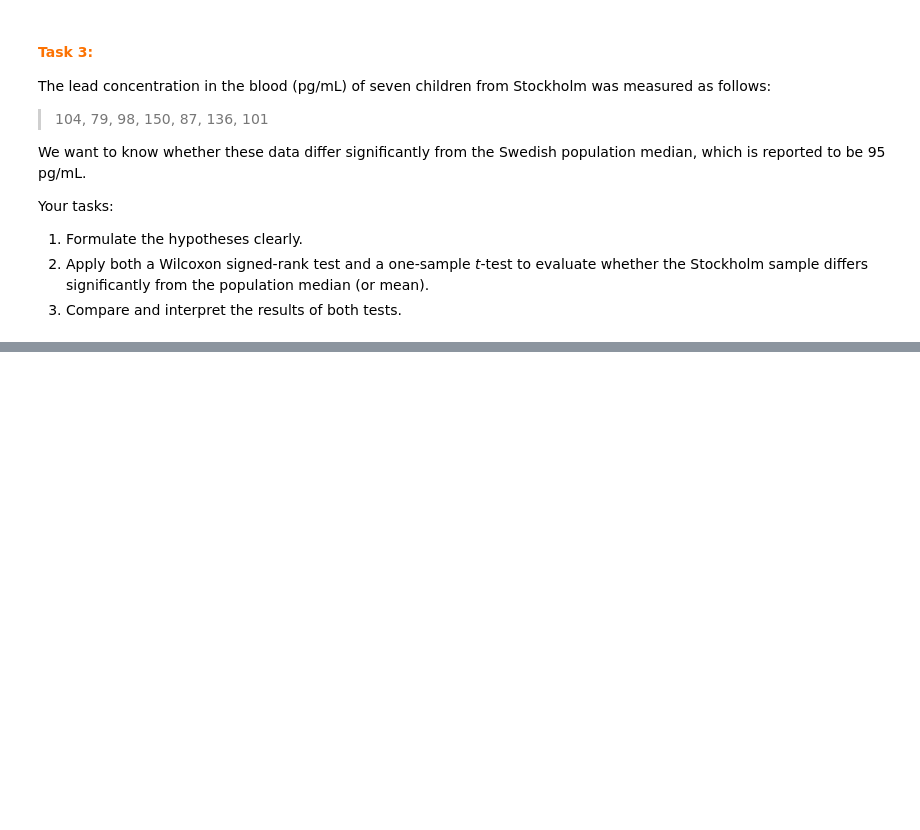
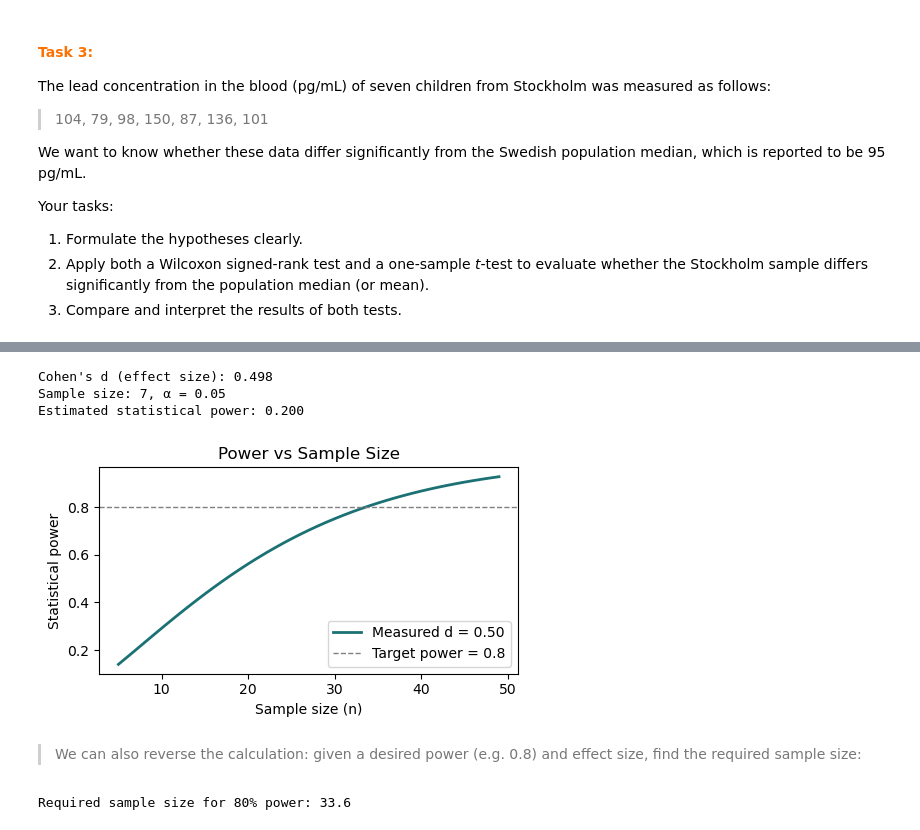
Before and after one commit to RaHub4AI/MI7032, a Jupyter notebook: Hypothesis_Testing/practice_session_6.ipynb, the cells around one changed output, grey strips where cells are left out. Drawn from its saved outputs; the diff is of its cells as text; code cells hidden in the pictures; blank space fills up the shorter version.

```diff
--- a/Hypothesis_Testing/practice_session_6.ipynb
+++ b/Hypothesis_Testing/practice_session_6.ipynb
@@ -366,0 +428,49 @@ Your tasks:
+# %%
+from statsmodels.stats.power import TTestPower
+
+# Parameters
+mean_sample = np.mean(pb_children.pb_conc_pg_mL)
+std_sample = np.std(pb_children.pb_conc_pg_mL, ddof=1)
+mu_ref = 95
+alpha = 0.05
+n = len(pb_children)  # use actual sample size
+
+# Compute Cohen's d (effect size)
+effect_size = (mean_sample - mu_ref) / std_sample
+
+# Power analysis
+power_analysis = TTestPower()
+power = power_analysis.power(effect_size=effect_size, nobs=n, alpha=alpha, alternative='two-sided')
+
+print(f'Cohen\'s d (effect size): {effect_size:.3f}')
+print(f'Sample size: {n}, α = {alpha}')
+print(f'Estimated statistical power: {power:.3f}')
+# %% [output]
+Cohen's d (effect size): 0.498
+Sample size: 7, α = 0.05
+Estimated statistical power: 0.200
+# %%
+# Let's visualize how the statistical power changes with sample size
+sample_sizes = np.arange(5, 50)
+power_values = [power_analysis.power(effect_size=effect_size, nobs=n, alpha=0.05, alternative='two-sided') for n in sample_sizes]
+
+plt.figure(figsize=(5, 3))
+plt.plot(sample_sizes, power_values, label=f'Measured d = {effect_size:.2f}', lw=2, color='#1b7173')
+plt.axhline(0.8, color='gray', ls='--', lw=1, label='Target power = 0.8')
+
+plt.xlabel('Sample size (n)')
+plt.ylabel('Statistical power')
+plt.title('Power vs Sample Size')
+plt.legend()
+plt.tight_layout()
+plt.show()
+# %% [output]
+[figure, added]
+# %% [markdown]
+> We can also reverse the calculation: given a desired power (e.g. 0.8) and effect size, find the required sample size:
+# %%
+# Calculate the required sample size to achieve 80% statistical power given the observed effect size, significance level (alpha), and two-sided test
+required_n = power_analysis.solve_power(effect_size=effect_size, power=0.8, alpha=alpha, alternative='two-sided')
+print(f'Required sample size for 80% power: {required_n:.1f}')
+# %% [output]
+Required sample size for 80% power: 33.6
```
Also changed, not shown: parts of 6 cells of this notebook.
